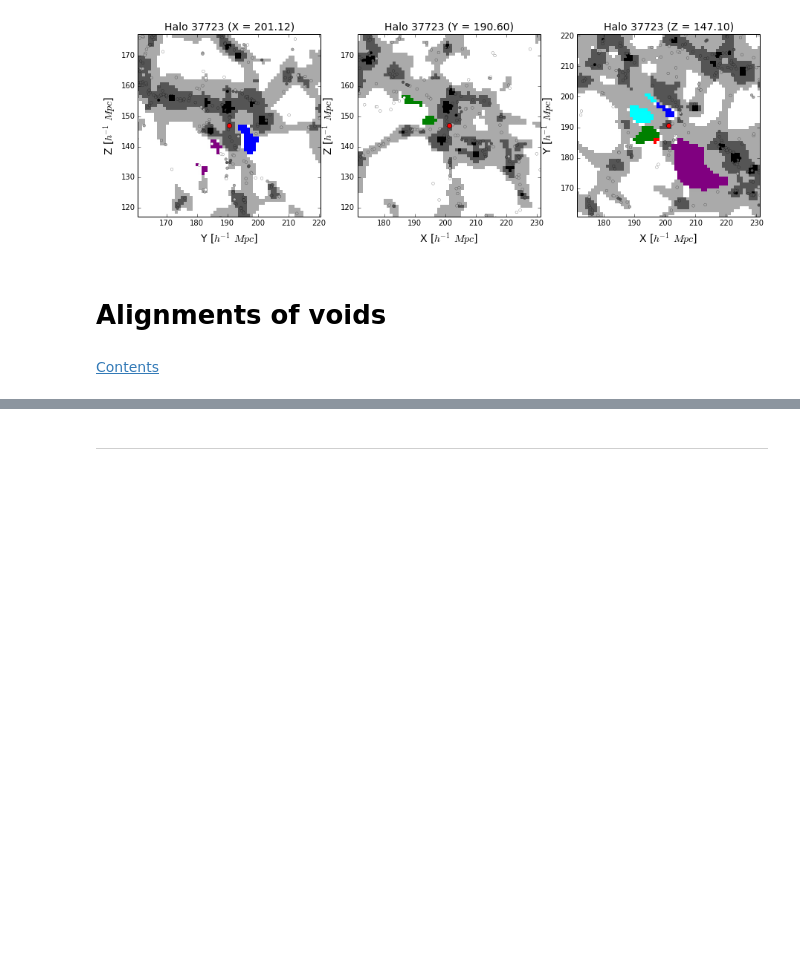
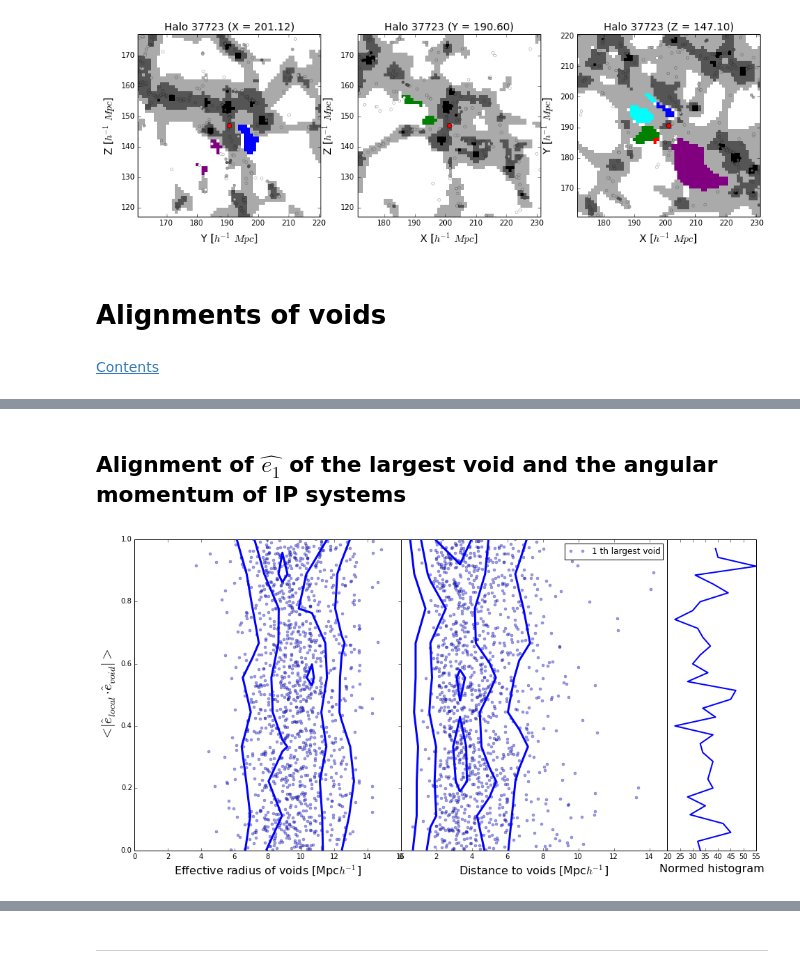
Before and after one commit to sbustamante/LGVoids, a Jupyter notebook: codes/notebook.ipynb, the cells around one changed output, grey strips where cells are left out. Cells and saved outputs as stored; diff of their text form; code cells hidden in the pictures; blank space fills up the shorter version.

```diff
--- a/codes/notebook.ipynb
+++ b/codes/notebook.ipynb
@@ -945,0 +967,6 @@ alignment( lg_eigvec3, 3, "lg", Nneigh=1, order="closest", ms=10 )
+# %% [markdown]
+## Alignment of $\hat{e_1}$ of the largest void and the angular momentum of IP systems
+# %%
+alignment( Lip, 1, "ip", Nneigh=1, order="largest", contourn=3 )
+# %% [output]
+[figure, added]
```
Also changed, not shown: parts of 20 cells of this notebook.
